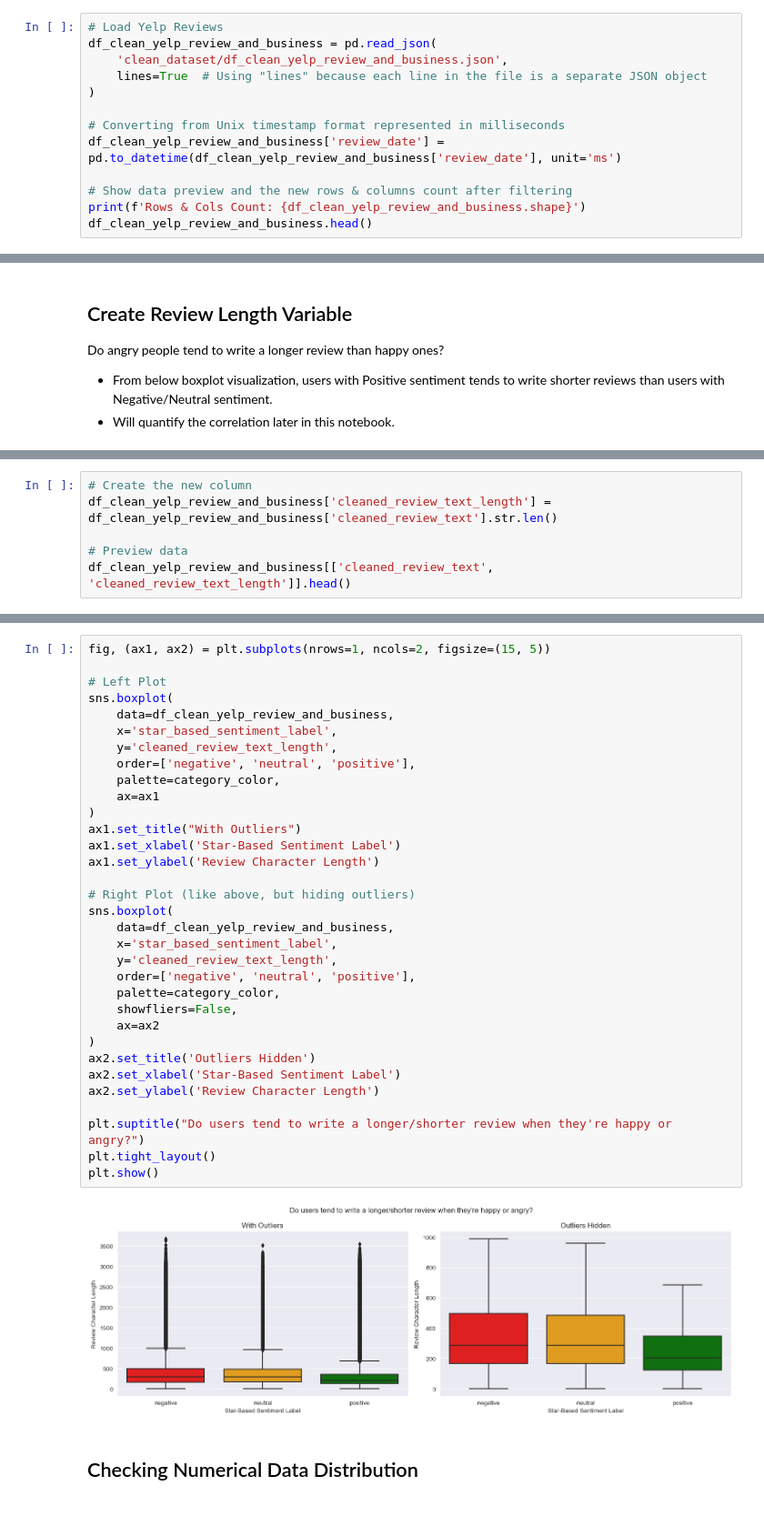
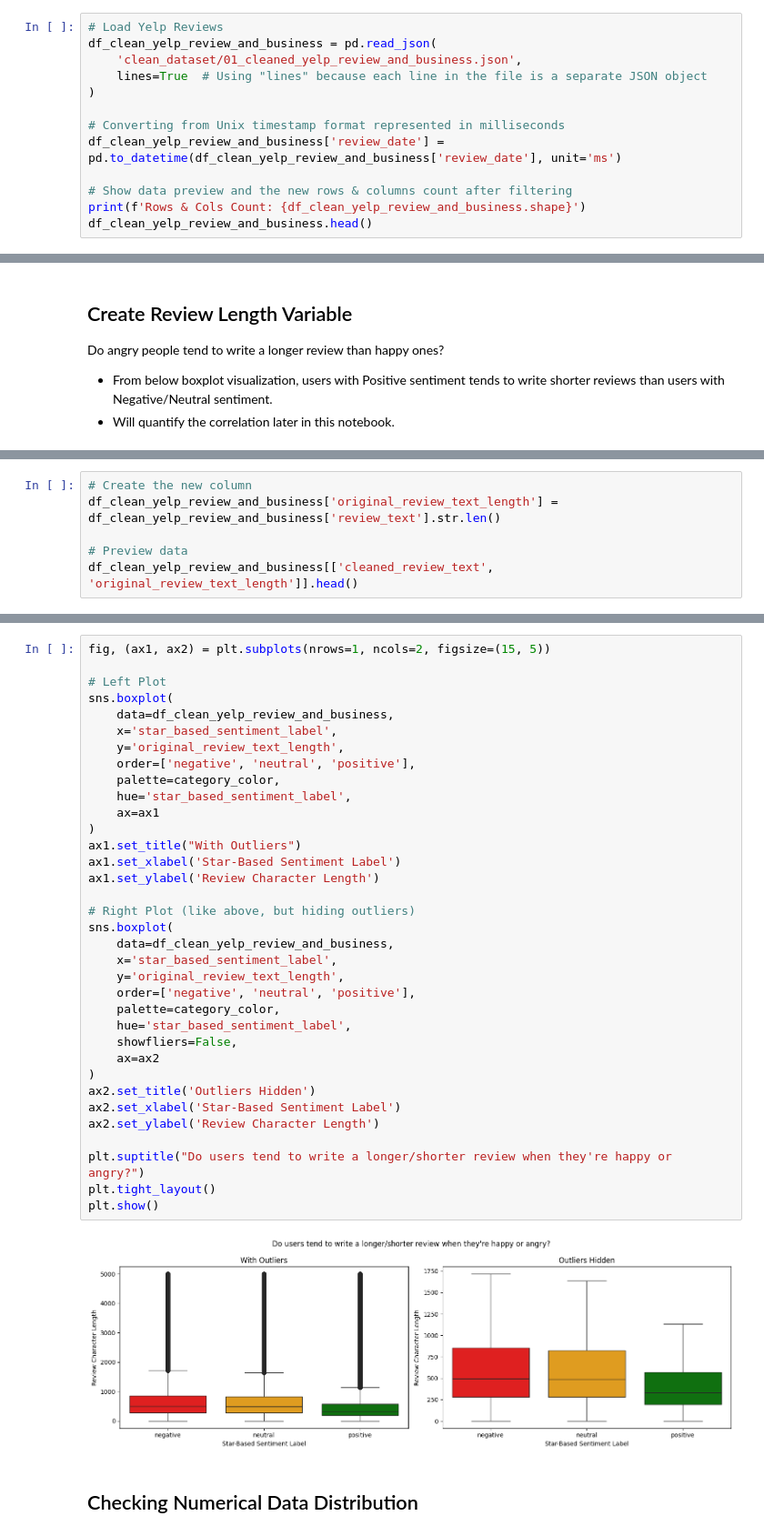
Before and after one commit to clement-hironimus/yelp-pulse-sentiment-topic-modeling, a Jupyter notebook: 02_yelp_pulse_exploratory_data_analysis.ipynb, the cells around one changed output, grey strips where cells are left out. Shown at 91% size. Drawn from its saved outputs; the diff is of its cells as text.

```diff
--- a/02_yelp_pulse_exploratory_data_analysis.ipynb
+++ b/02_yelp_pulse_exploratory_data_analysis.ipynb
@@ -106,7 +105,7 @@ Table column semantic & example:
 # %%
 # Load Yelp Reviews
 df_clean_yelp_review_and_business = pd.read_json(
-    'clean_dataset/df_clean_yelp_review_and_business.json',
+    'clean_dataset/01_cleaned_yelp_review_and_business.json',
     lines=True  # Using "lines" because each line in the file is a separate JSON object
 )
 
@@ -269,7 +279,7 @@ Do angry people tend to write a longer review than happy ones?
 # %%
 # Create the new column
-df_clean_yelp_review_and_business['cleaned_review_text_length'] = df_clean_yelp_review_and_business['cleaned_review_text'].str.len()
+df_clean_yelp_review_and_business['original_review_text_length'] = df_clean_yelp_review_and_business['review_text'].str.len()
 
 # Preview data
-df_clean_yelp_review_and_business[['cleaned_review_text', 'cleaned_review_text_length']].head()
+df_clean_yelp_review_and_business[['cleaned_review_text', 'original_review_text_length']].head()
 # %% [output]
@@ -284,36 +294,38 @@ fig, (ax1, ax2) = plt.subplots(nrows=1, ncols=2, figsize=(15, 5))
 
 # Left Plot
 sns.boxplot(
     data=df_clean_yelp_review_and_business,
     x='star_based_sentiment_label',
-    y='cleaned_review_text_length',
+    y='original_review_text_length',
     order=['negative', 'neutral', 'positive'],
     palette=category_color,
+    hue='star_based_sentiment_label',
     ax=ax1
 )
 ax1.set_title("With Outliers")
 ax1.set_xlabel('Star-Based Sentiment Label')
 ax1.set_ylabel('Review Character Length')
 
 # Right Plot (like above, but hiding outliers)
 sns.boxplot(
     data=df_clean_yelp_review_and_business,
     x='star_based_sentiment_label',
-    y='cleaned_review_text_length',
+    y='original_review_text_length',
     order=['negative', 'neutral', 'positive'],
     palette=category_color,
+    hue='star_based_sentiment_label',
     showfliers=False,
     ax=ax2
 )
 ax2.set_title('Outliers Hidden')
 ax2.set_xlabel('Star-Based Sentiment Label')
 ax2.set_ylabel('Review Character Length')
 
 plt.suptitle("Do users tend to write a longer/shorter review when they're happy or angry?")
 plt.tight_layout()
 plt.show()
 # %% [output]
-[figure, old version]
+[figure, new version]
 # %% [markdown]
 ## Checking Numerical Data Distribution
 # %% [markdown]
```
Also changed, not shown: parts of 25 cells of this notebook, 26 other files.
